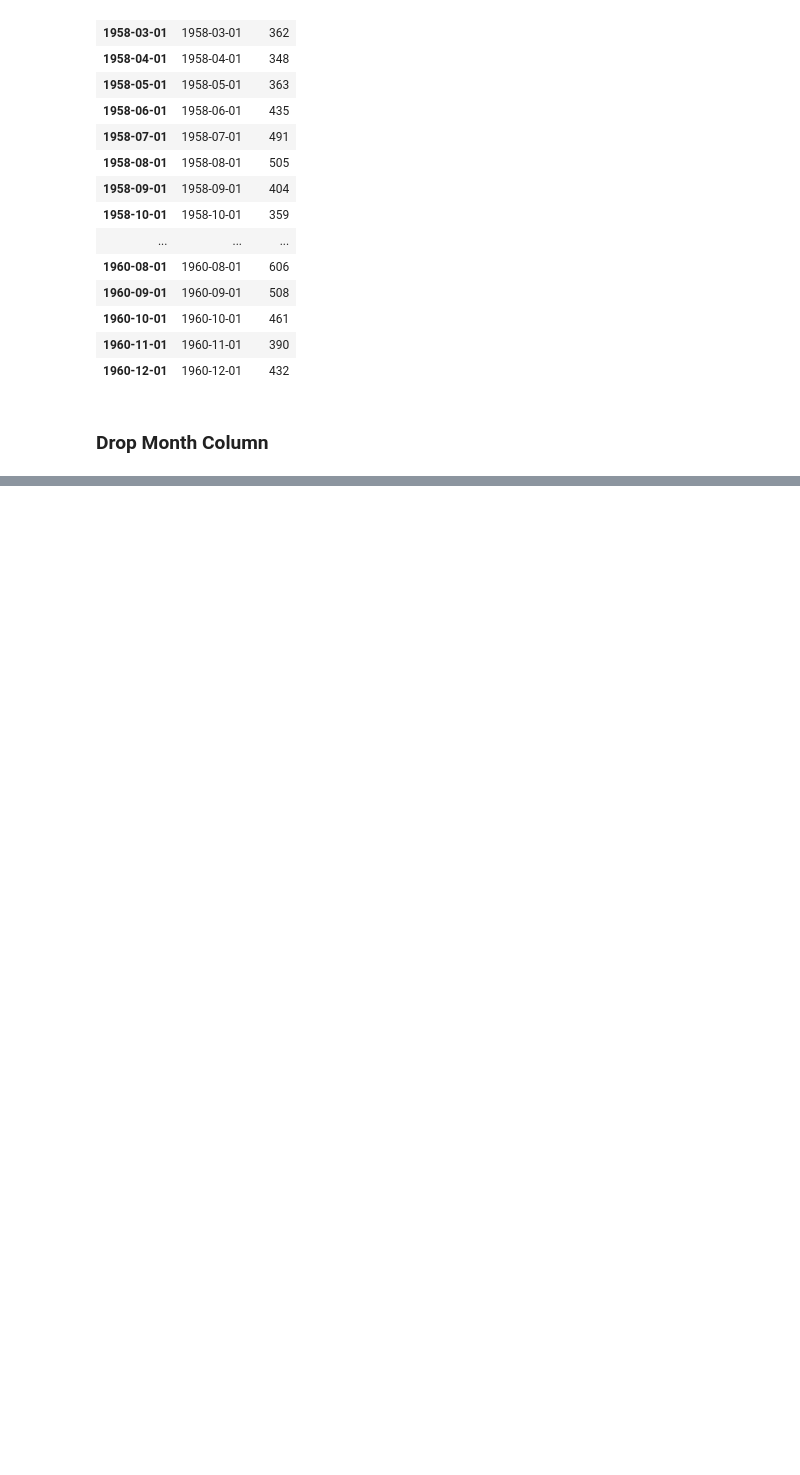
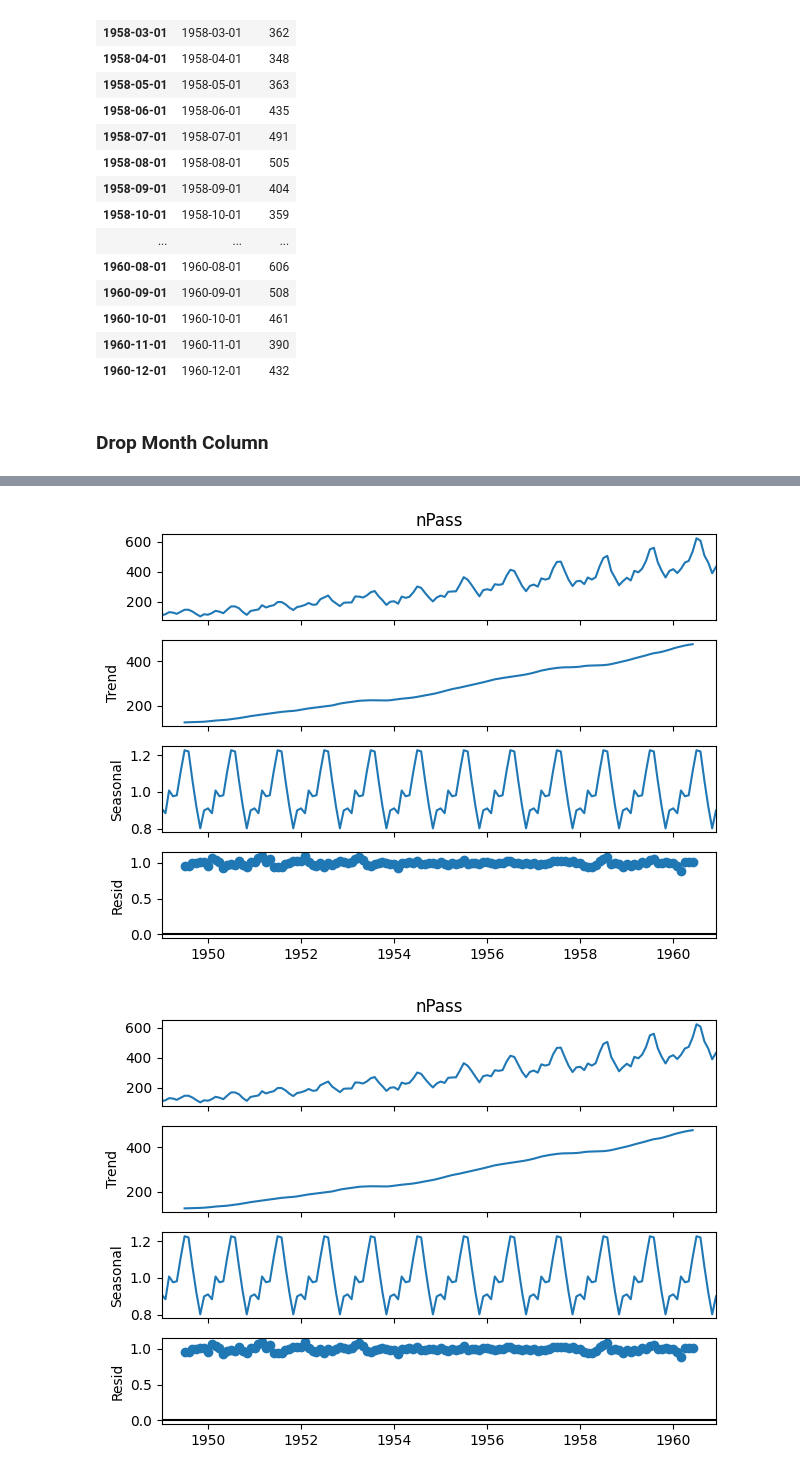
Before and after one commit to pdhanshri/Github, a Jupyter notebook: Time Series Association/Time Series association.ipynb, the cells around one changed output, grey strips where cells are left out. Cells and saved outputs as stored; diff of their text form; code cells hidden in the pictures; blank space fills up the shorter version.

```diff
--- a/Time Series Association/Time Series association.ipynb
+++ b/Time Series Association/Time Series association.ipynb
@@ -139,0 +167,7 @@ D
+# %%
+from statsmodels.tsa.seasonal import seasonal_decompose
+Q = seasonal_decompose(df['nPass'], model='mutiplicative')
+Q.plot()
+# %% [output]
+[figure, added]
+[figure, added]
```
Also changed, not shown: parts of 38 cells of this notebook, 1 other file.
